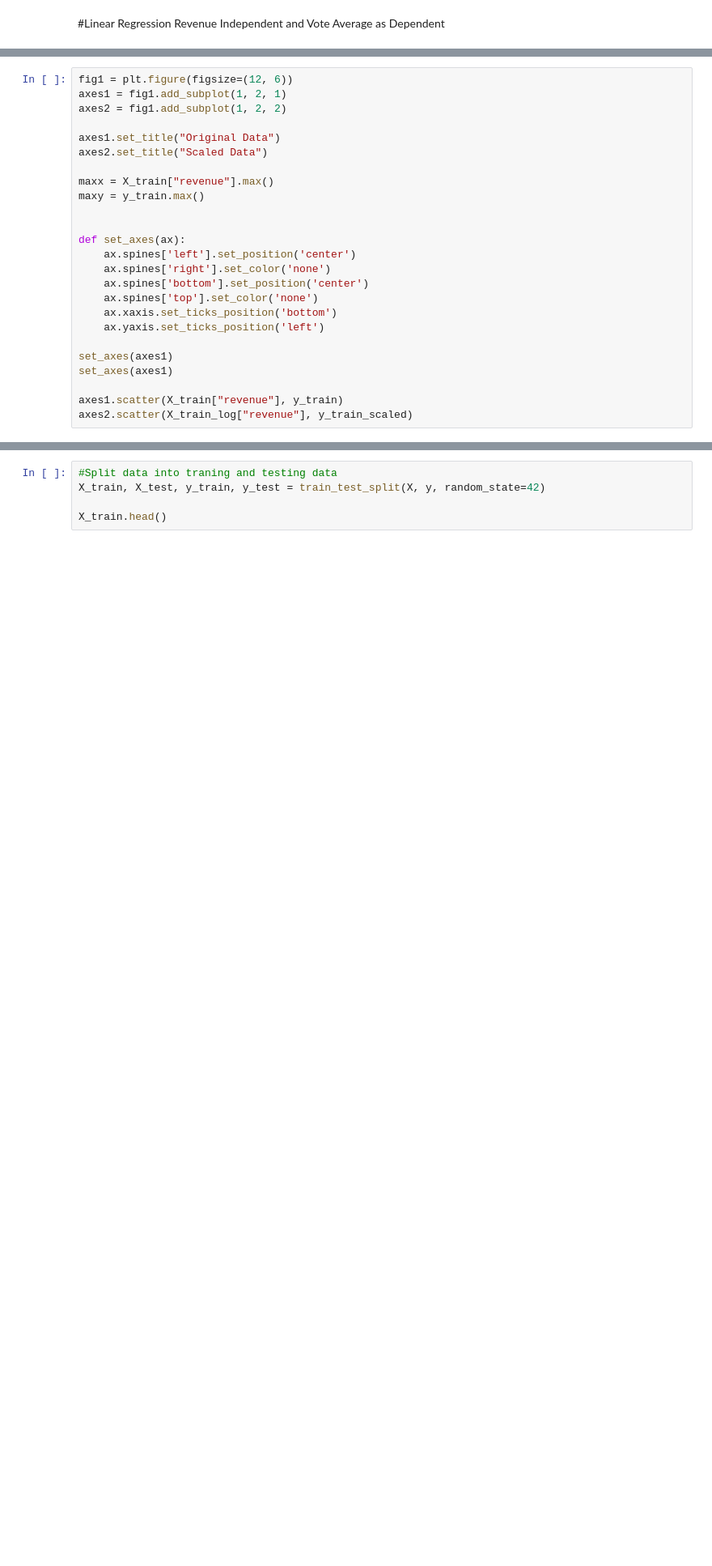
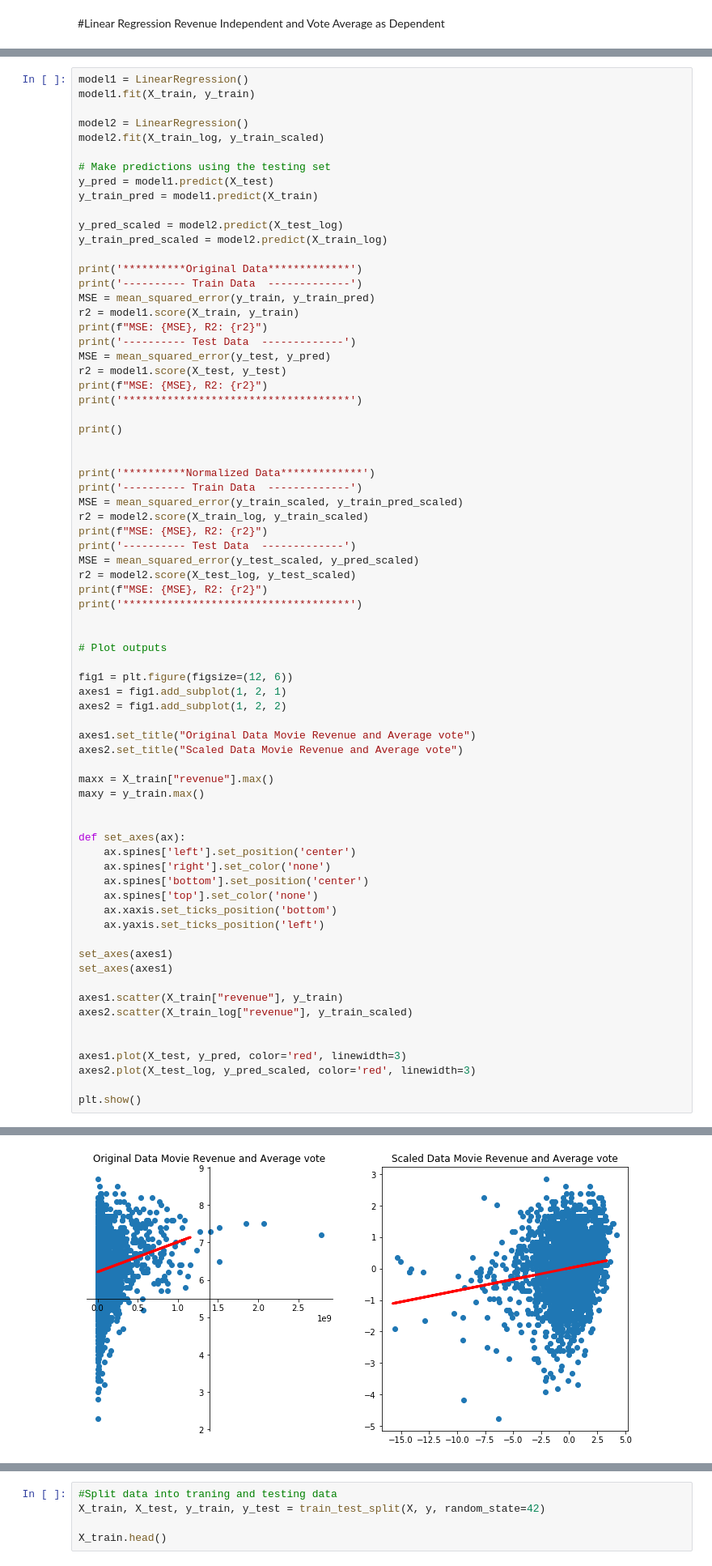
Before and after one commit to rkalhorn/project3, a Jupyter notebook: project 3 Linear Regression.ipynb, the cells around one changed output, grey strips where cells are left out. Shown at 81% size. Saved outputs shown, nothing was run; the diff lists cells and outputs as text; blank space fills up the shorter version.

```diff
--- a/project 3 Linear Regression.ipynb
+++ b/project 3 Linear Regression.ipynb
@@ -93,10 +152,51 @@ plt.show
 # %%
+model1 = LinearRegression()
+model1.fit(X_train, y_train)
+
+model2 = LinearRegression()
+model2.fit(X_train_log, y_train_scaled)
+
+# Make predictions using the testing set
+y_pred = model1.predict(X_test)
+y_train_pred = model1.predict(X_train)
+
+y_pred_scaled = model2.predict(X_test_log)
+y_train_pred_scaled = model2.predict(X_train_log)
+
+print('**********Original Data*************')
+print('---------- Train Data  -------------')
+MSE = mean_squared_error(y_train, y_train_pred)
+r2 = model1.score(X_train, y_train)
+print(f"MSE: {MSE}, R2: {r2}")
+print('---------- Test Data  -------------')
+MSE = mean_squared_error(y_test, y_pred)
+r2 = model1.score(X_test, y_test)
+print(f"MSE: {MSE}, R2: {r2}")
+print('************************************')
+
+print()
+
+
+print('**********Normalized Data*************')
+print('---------- Train Data  -------------')
+MSE = mean_squared_error(y_train_scaled, y_train_pred_scaled)
+r2 = model2.score(X_train_log, y_train_scaled)
+print(f"MSE: {MSE}, R2: {r2}")
+print('---------- Test Data  -------------')
+MSE = mean_squared_error(y_test_scaled, y_pred_scaled)
+r2 = model2.score(X_test_log, y_test_scaled)
+print(f"MSE: {MSE}, R2: {r2}")
+print('************************************')
+
+
+# Plot outputs
+
 fig1 = plt.figure(figsize=(12, 6))
 axes1 = fig1.add_subplot(1, 2, 1)
 axes2 = fig1.add_subplot(1, 2, 2)
 
-axes1.set_title("Original Data")
-axes2.set_title("Scaled Data")
+axes1.set_title("Original Data Movie Revenue and Average vote")
+axes2.set_title("Scaled Data Movie Revenue and Average vote")
 
 maxx = X_train["revenue"].max()
 maxy = y_train.max()
@@ -115,3 +215,10 @@ set_axes(axes1)
 
 axes1.scatter(X_train["revenue"], y_train)
 axes2.scatter(X_train_log["revenue"], y_train_scaled)
+
+
+axes1.plot(X_test, y_pred, color='red', linewidth=3)
+axes2.plot(X_test_log, y_pred_scaled, color='red', linewidth=3)
+
+plt.show()
+# %% [output]
@@ -117,0 +238 @@ axes2.scatter(X_train_log["revenue"], y_train_scaled)
+[figure, added]
```
Also changed, not shown: parts of 13 cells of this notebook, 2 other files.
